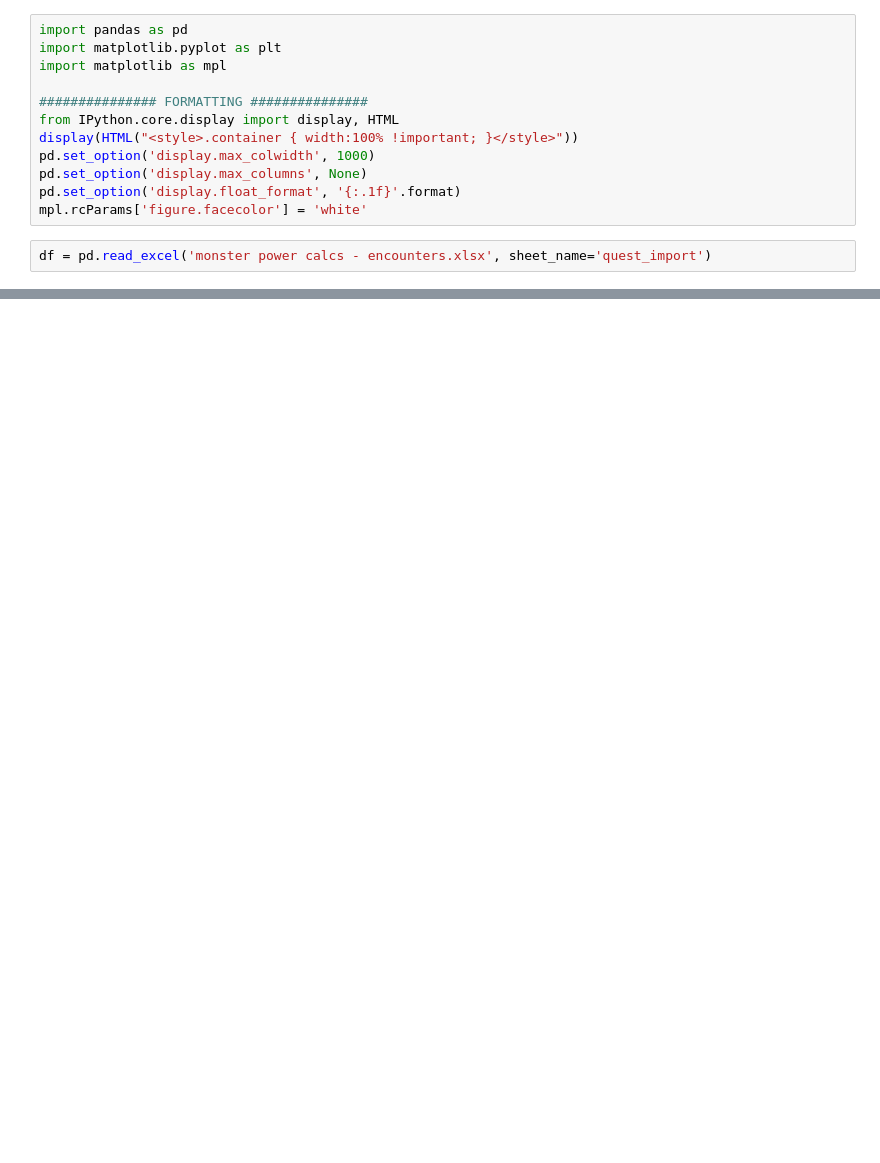
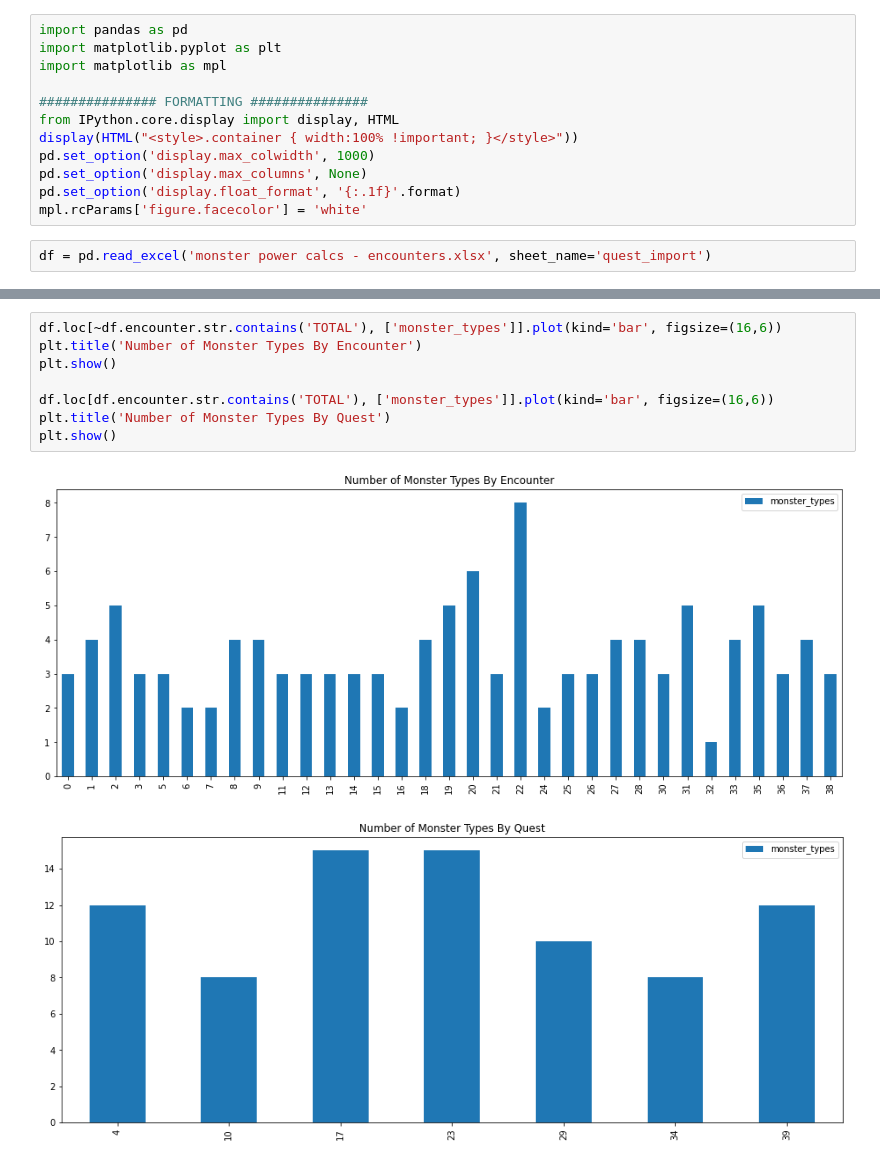
Before and after one commit to KevinCarr42/Descent_AI, a Jupyter notebook: quest_EDA.ipynb, the cells around one changed output, grey strips where cells are left out. Cells and saved outputs as stored; diff of their text form; blank space fills up the shorter version.

```diff
--- a/quest_EDA.ipynb
+++ b/quest_EDA.ipynb
@@ -39,0 +47,11 @@ plt.show()
+# %%
+df.loc[~df.encounter.str.contains('TOTAL'), ['monster_types']].plot(kind='bar', figsize=(16,6))
+plt.title('Number of Monster Types By Encounter')
+plt.show()
+
+df.loc[df.encounter.str.contains('TOTAL'), ['monster_types']].plot(kind='bar', figsize=(16,6))
+plt.title('Number of Monster Types By Quest')
+plt.show()
+# %% [output]
+[figure, added]
+[figure, added]
```
Also changed, not shown: parts of 6 cells of this notebook, 3 other files.
